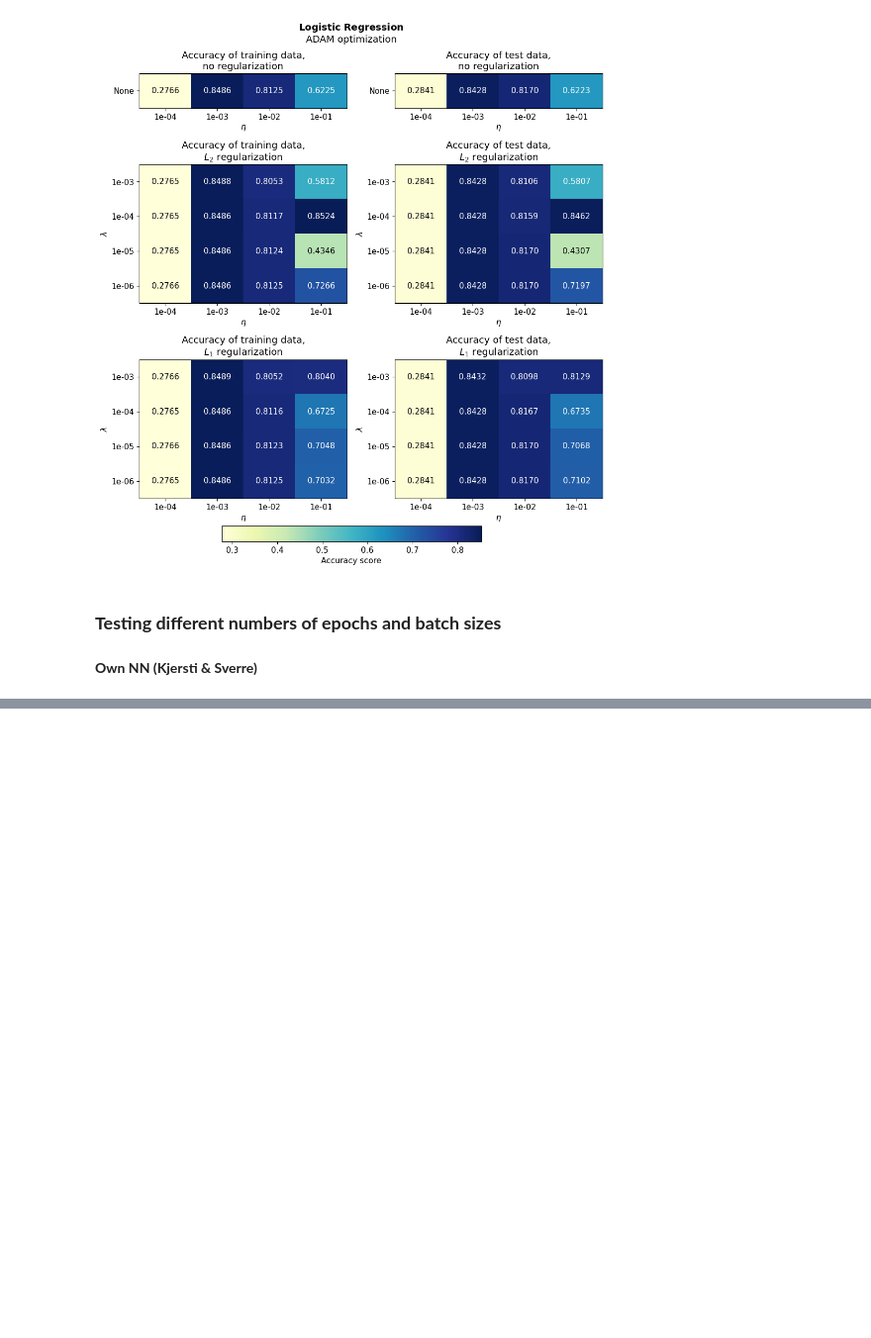
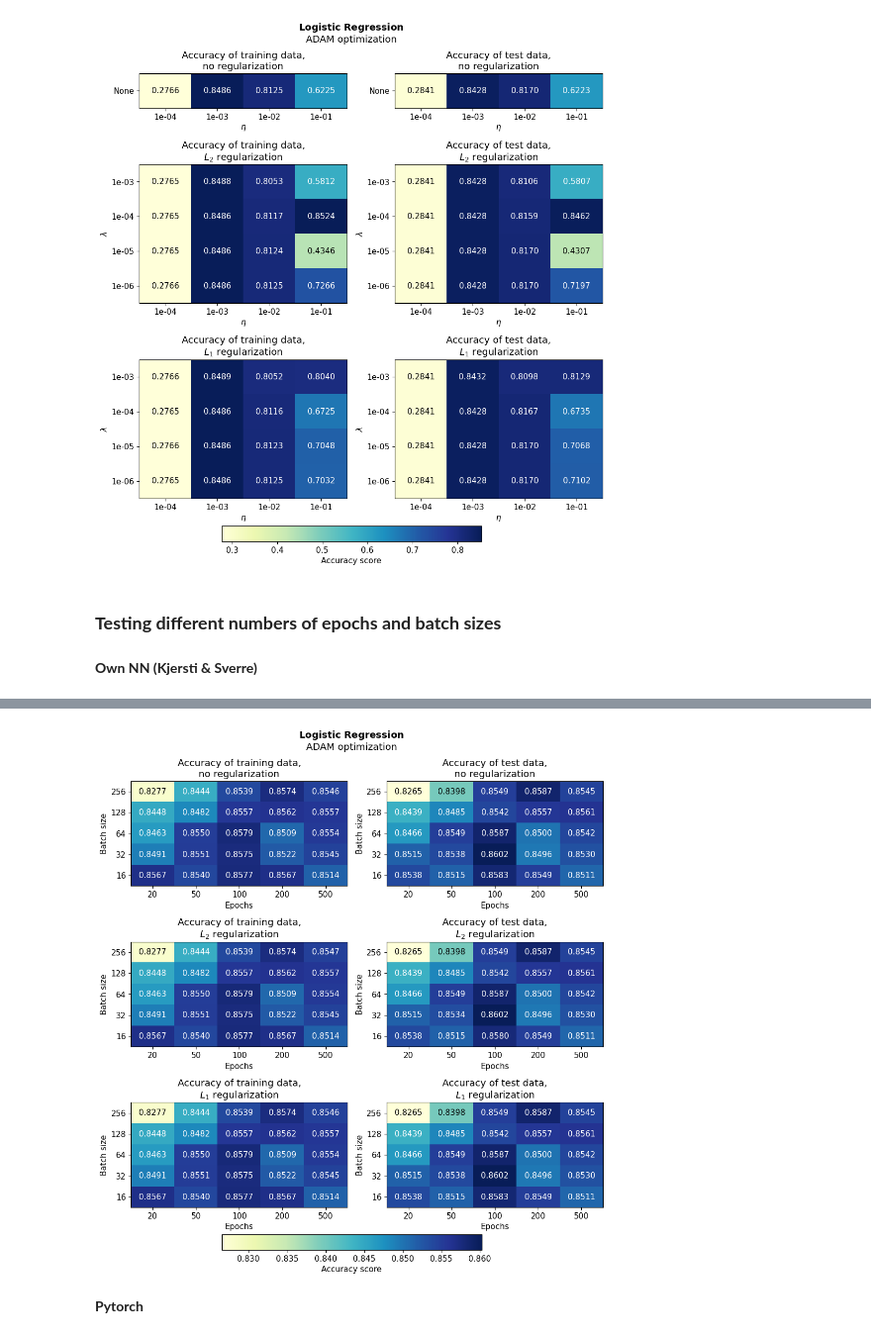
Before and after one commit to kjes4pres/Project_3_FYSSTK, a Jupyter notebook: Code/main/LogisticRegression.ipynb, the cells around one changed output, grey strips where cells are left out. Shown at 99% size. Cells and saved outputs as stored; diff of their text form; code cells hidden in the pictures; blank space fills up the shorter version.

```diff
--- a/Code/main/LogisticRegression.ipynb
+++ b/Code/main/LogisticRegression.ipynb
@@ -23,12 +23,17 @@ import torch
 import torch.nn as nn
 import torch.optim as optim
 from torch.utils.data import random_split, DataLoader
+from torch.utils.data import Subset ##
 from sklearn.preprocessing import LabelEncoder
 
 import autograd.numpy as np
 from functions.ffnn import *
 from functions.activation_funcs import *
 from functions.cost_functions import *
+
+import matplotlib.style as mplstyle
+
+mplstyle.use(["ggplot", "fast"])
 # %%
 np.random.seed(2018)
 seed = 2018
@@ -792,21 +597,12 @@ for i in range(netas):
 # vary regularization parameter and learning rate (L2 regularization)
 
 # create loaders
-train_loader = DataLoader(train_dataset, batch_size=128, shuffle=True)
-test_loader  = DataLoader(test_dataset,  batch_size=128, shuffle=False)
-
-nlambdas = 4 #number of different regularization parameters
-lambdas = np.logspace(-6, -3, nlambdas)
-
-netas = 4 #number of different learning rates
-etas = np.logspace(-4, -1, netas)
+train_loader = DataLoader(train_dataset, batch_size=M, shuffle=True)
+test_loader  = DataLoader(test_dataset,  batch_size=M, shuffle=False)
 
 # matrices for storing accuracy results
 acc_train_matrix_L2 = np.zeros([netas,nlambdas])
 acc_test_matrix_L2 = np.zeros([netas,nlambdas])
-
-# Set parameters
-epochs = 20
 
 # Define network dimensions
 sample, label = next(iter(train_loader))
@@ -840,21 +636,12 @@ for i in range(netas):
 # vary regularization parameter and learning rate (L1 regularization)
 
 # create loaders
-train_loader = DataLoader(train_dataset, batch_size=128, shuffle=True)
-test_loader  = DataLoader(test_dataset,  batch_size=128, shuffle=False)
-
-nlambdas = 4 #number of different regularization parameters
-lambdas = np.logspace(-6, -3, nlambdas)
-
-netas = 4 #number of different learning rates
-etas = np.logspace(-4, -1, netas)
+train_loader = DataLoader(train_dataset, batch_size=M, shuffle=True)
+test_loader  = DataLoader(test_dataset,  batch_size=M, shuffle=False)
 
 # matrices for storing accuracy results
 acc_train_matrix_L1 = np.zeros([netas,nlambdas])
 acc_test_matrix_L1 = np.zeros([netas,nlambdas])
-
-# Set parameters
-epochs = 20
 
 # Define network dimensions
 sample, label = next(iter(train_loader))
@@ -1044,7 +827,7 @@ NameError: name 'inputs' is not defined
 
 plt.rcParams.update({"font.size": 11})
 
-fig, axes = plt.subplots(3, 2, figsize=(10, 10), height_ratios=[0.25, 1, 1])
+fig, axes = plt.subplots(3, 2, figsize=(10, 10))#, height_ratios=[0.25, 1, 1])
 axes = axes.flatten()
 
 # Combine all accuracy values into one array
@@ -1072,34 +855,38 @@ titles = ["Accuracy of training data,\nno regularization", "Accuracy of test dat
 matrices = [acc_train_matrix_no_reg.T, acc_test_matrix_no_reg.T, acc_train_matrix_L2.T, acc_test_matrix_L2.T, acc_train_matrix_L1.T, acc_test_matrix_L1.T]
 
 # Plot all heatmaps
 for i, ax in enumerate(axes):
     #im = ax.imshow(matrices[i], aspect='auto', origin='lower', cmap='summer_r', vmin=vmin, vmax=vmax)
     im = ax.imshow(matrices[i], aspect='auto', origin='lower', cmap='YlGnBu', vmin=vmin, vmax=vmax)
     ax.set_title(titles[i])
 
     # Set x-ticks
-    ax.set_xticks(range(len(etas)))
-    ax.set_xticklabels([f"{y:.0e}" for y in epochs])
+    ax.set_xticks(range(len(epochs)))
+    ax.set_xticklabels([f"{y}" for y in epochs])
     ax.set_xlabel("Epochs")
 
     # Set y-ticks
-    ax.set_yticks(range(len(lambdas)))
-    ax.set_yticklabels([f"{x:.0e}" for x in batch_sizes])
+    ax.set_yticks(range(len(batch_sizes)))
+    ax.set_yticklabels([f"{x}" for x in batch_sizes])
     ax.set_ylabel("Batch size")
 
     # Add text annotations
     for r in range(matrices[i].shape[0]):
         for c in range(matrices[i].shape[1]):
             value = matrices[i][r, c]
             color = "white" if value > mid else "black"
             ax.text(c, r, f"{matrices[i][r, c]:.4f}", ha="center", va="center", color=color, fontsize=11)
 
 
 # Shared colorbar
 cbar = fig.colorbar(im, ax=ax, orientation="horizontal", cax=fig.add_axes([0.25, -0.02, 0.5, 0.03]))
 cbar.set_label("Accuracy score")
 
 plt.suptitle(r"$\bf{Logistic\ Regression}$"+"\nADAM optimization")
 fig.tight_layout()
 #plt.savefig("Logistic_reg.png", bbox_inches="tight")
 plt.show()
+# %% [output]
+[figure, added]
+# %% [markdown]
+**Pytorch**
```
Also changed, not shown: parts of 18 cells of this notebook.
